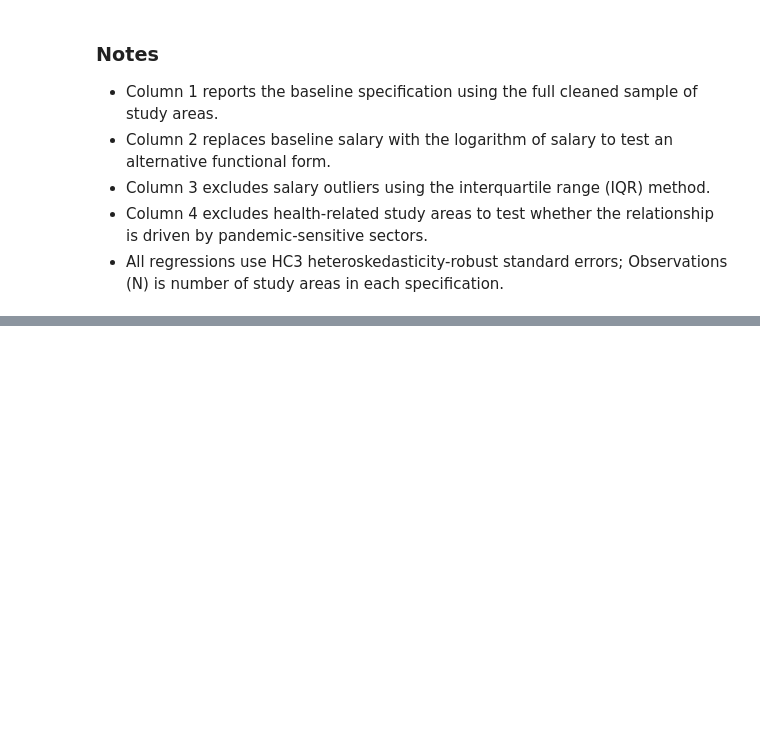
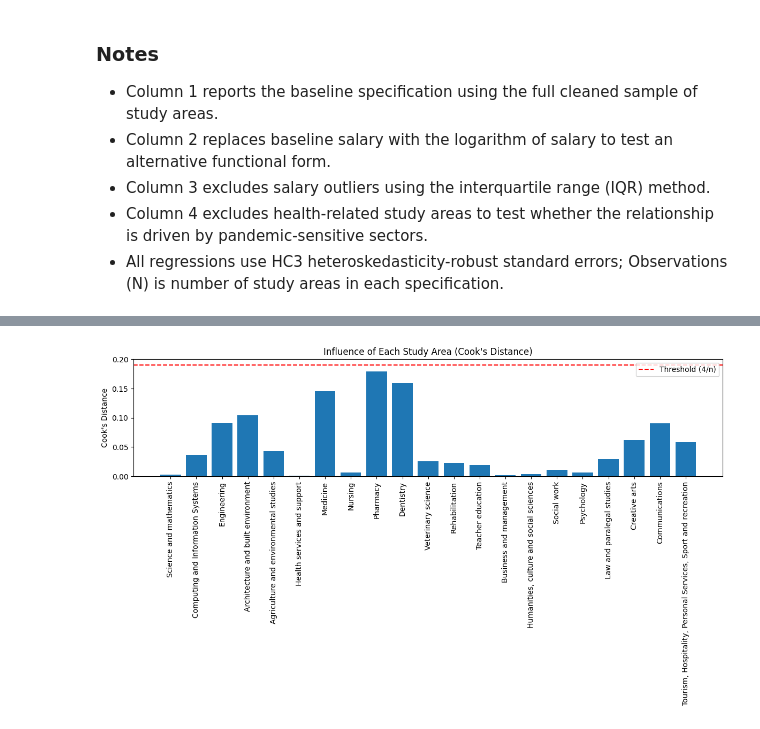
Before and after one commit to atikahtajarimim/ecc3479-project, a Jupyter notebook: code/robustness_analysis.ipynb, the cells around one changed output, grey strips where cells are left out. Saved outputs shown, nothing was run; the diff lists cells and outputs as text; code cells hidden in the pictures; blank space fills up the shorter version.

```diff
--- a/code/robustness_analysis.ipynb
+++ b/code/robustness_analysis.ipynb
@@ -39,6 +42,9 @@ df.head()
 df = df[~df["Study_Area"].isin(["All", "Standard deviation"])]
 print(df["Study_Area"])
 print(df.shape)
+
+# Rescale salary into thousands of AUD for easier interpretation
+df["Salary_18_k"] = df["Salary_18"] / 1000
 # %% [output]
 0                               Science and mathematics
 1                     Computing and Information Systems
@@ -62,7 +68,7 @@ Name: Study_Area, dtype: str
 Simple OLS: FTE change vs baseline salary, all study areas.
 # %%
 model1 = smf.ols(
-    "FTE_Diff ~ Salary_18",
+    "FTE_Diff ~ Salary_18_k",
     data=df
 ).fit(cov_type="HC3")
 
@@ -334,0 +349,17 @@ The relationship is **not robust** across common checks and appears fragile. Thi
+# %%
+import matplotlib.pyplot as plt
+
+influence = model1.get_influence()
+cooks = influence.cooks_distance[0]
+
+plt.figure(figsize=(12,7))
+plt.bar(df['Study_Area'], cooks)
+plt.xticks(rotation=90)
+plt.ylabel("Cook's Distance")
+plt.title("Influence of Each Study Area (Cook's Distance)")
+plt.axhline(4/len(df), color='red', linestyle='--', label='Threshold (4/n)')
+plt.legend()
+plt.tight_layout()
+plt.show()
+# %% [output]
+[figure, added]
```
Also changed, not shown: parts of 20 cells of this notebook.
